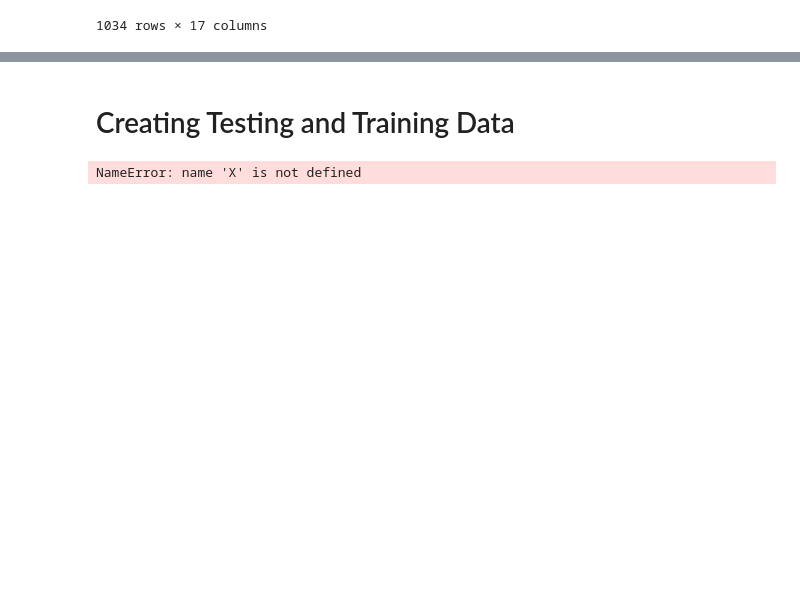
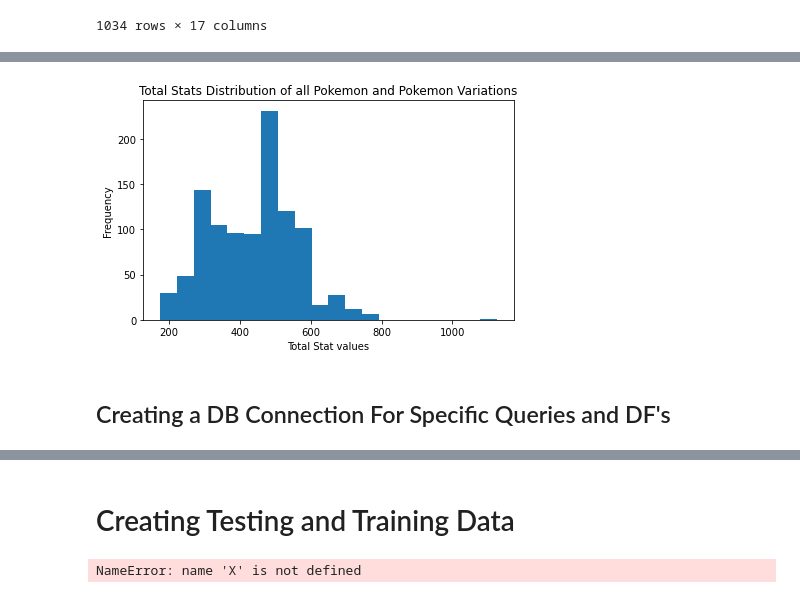
Before and after one commit to Bcliffwm/PokeBase, a Jupyter notebook: PokeNeuralNet.ipynb, the cells around one changed output, grey strips where cells are left out. Drawn from its saved outputs; the diff is of its cells as text; code cells hidden in the pictures; blank space fills up the shorter version.

```diff
--- a/PokeNeuralNet.ipynb
+++ b/PokeNeuralNet.ipynb
@@ -25,0 +38,10 @@ df
+# %%
+df.Total.plot(kind='hist', bins=20)
+plt.title("Total Stats Distribution of all Pokemon and Pokemon Variations")
+plt.xlabel("Total Stat values")
+plt.tight_layout()
+plt.show()
+# %% [output]
+[figure, added]
+# %% [markdown]
+## Creating a DB Connection For Specific Queries and DF's
```
Also changed, not shown: parts of 13 cells of this notebook.
